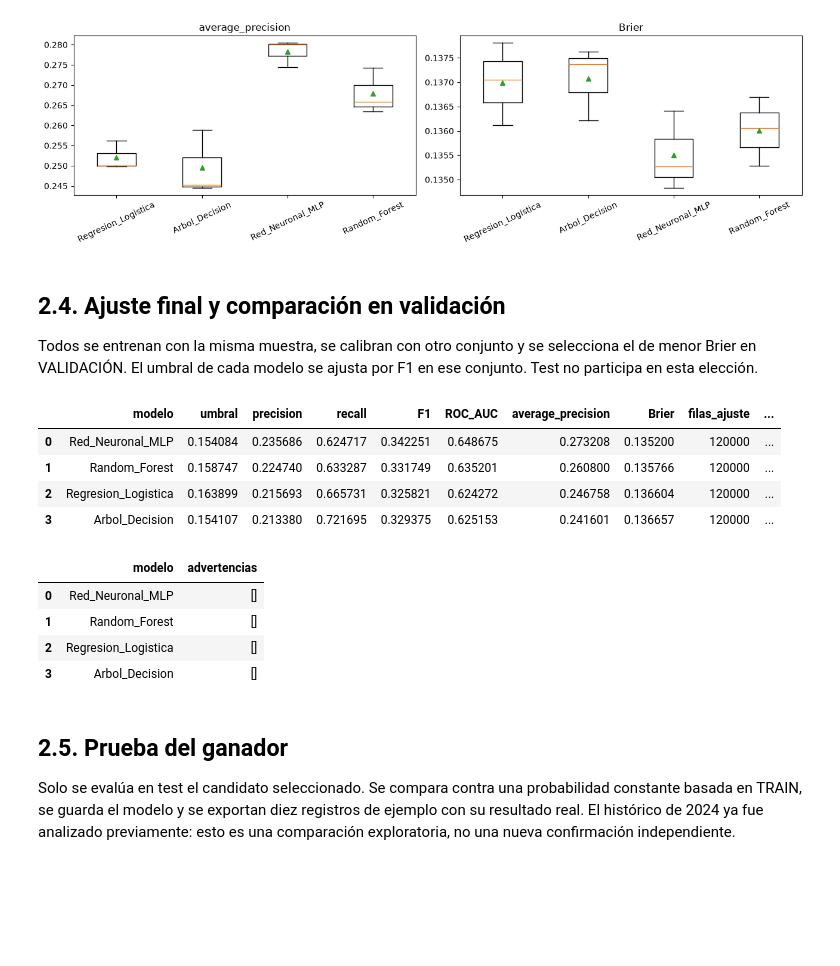
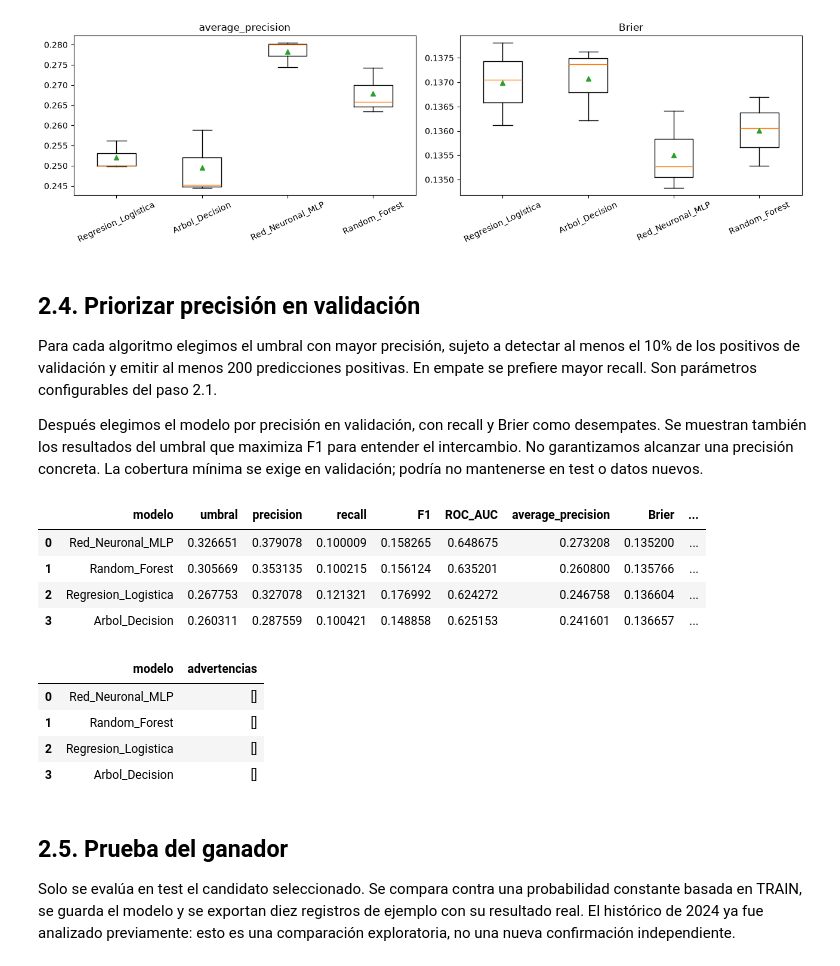
Before and after one commit to Der-Jsonth/ML-SmartBids, a Jupyter notebook: V0.2/02_Comparacion_de_Modelos.ipynb, the cells around one changed output. Drawn from its saved outputs; the diff is of its cells as text; code cells hidden in the pictures; blank space fills up the shorter version.

```diff
--- a/V0.2/02_Comparacion_de_Modelos.ipynb
+++ b/V0.2/02_Comparacion_de_Modelos.ipynb
@@ -154,12 +182,15 @@ def separar_limpio(y, grupos):
 import hashlib
 MAX_FILAS_TRAIN = 120_000
 REENTRENAR = False
+RECALL_MINIMO = 0.10
+MIN_ALERTAS_VALIDACION = 200
 X, y, grupos, auditoria = preparar_limpio(FUENTE)
 partes = separar_limpio(y, grupos)
 with FUENTE.open("rb") as f:
     huella = hashlib.file_digest(f, "sha256").hexdigest()
 config = {"dataset": huella, "codigo": hashlib.sha256("".join("".join(c["source"]) for c in json.loads((BASE/"02_Comparacion_de_Modelos.ipynb").read_text(encoding="utf-8"))["cells"] if c["cell_type"] == "code").encode("utf-8")).hexdigest(),
-          "max_filas_train": MAX_FILAS_TRAIN}
+          "max_filas_train": MAX_FILAS_TRAIN, "objetivo": "precision",
+          "recall_minimo": RECALL_MINIMO, "min_alertas": MIN_ALERTAS_VALIDACION}
 control = SALIDA / "configuracion.json"
 necesarios = ["modelo_dataset_limpio.joblib", "cv.json", "validacion.json", "probabilidades_test.npy", "prueba_registros.csv"]
 hay = all((SALIDA / n).exists() for n in necesarios) and control.exists()
@@ -167,6 +198,16 @@ EJECUTAR = REENTRENAR or not hay or json.loads(control.read_text(encoding="utf-8
 display(pd.DataFrame({k: {"filas": len(v), "seleccionadas_pct": y.iloc[v].mean()*100}
                       for k,v in partes.items()}).T)
 print("Entrenar:", EJECUTAR)
+
+# Conservamos métricas de la política anterior para mostrar el intercambio,
+# sin utilizarlas para seleccionar el nuevo modelo o umbral.
+RUTA_ANTERIOR = SALIDA / "modelo_dataset_limpio.joblib"
+REFERENCIA_ANTERIOR = None
+if RUTA_ANTERIOR.exists():
+    informe_previo = joblib.load(RUTA_ANTERIOR)["informe"]
+    REFERENCIA_ANTERIOR = informe_previo.get("referencia_anterior")
+    if REFERENCIA_ANTERIOR is None and informe_previo.get("objetivo") != "precision":
+        REFERENCIA_ANTERIOR = {"modelo": informe_previo["modelo"], "test": informe_previo["test"]}
 # %% [output]
 |  | filas | seleccionadas_pct |
 | train | 1158990.0 | 17.017403 |
@@ -267,36 +308,51 @@ plt.show()
 # %% [output]
 [figure]
 # %% [markdown]
-## 2.4. Ajuste final y comparación en validación
-Todos se entrenan con la misma muestra, se calibran con otro conjunto y se
-selecciona el de menor Brier en VALIDACIÓN. El umbral de cada modelo se ajusta
-por F1 en ese conjunto. Test no participa en esta elección.
+## 2.4. Priorizar precisión en validación
+
+Para cada algoritmo elegimos el umbral con mayor precisión, sujeto a detectar
+al menos el 10% de los positivos de validación y emitir al menos 200 predicciones
+positivas. En empate se prefiere mayor recall. Son parámetros configurables del paso 2.1.
+
+Después elegimos el modelo por precisión en validación, con recall y Brier como
+desempates. Se muestran también los resultados del umbral que maximiza F1 para
+entender el intercambio. No garantizamos alcanzar una precisión concreta.
+La cobertura mínima se exige en validación; podría no mantenerse en test o datos nuevos.
 # %%
-def validar_limpio(X, y, grupos, partes, limite=120_000):
+def validar_limpio(X, y, grupos, partes, limite=120_000,
+                   recall_minimo=0.10, min_alertas=200):
     entrenados, resultados = {}, []
     for nombre, modelo in catalogo(True).items():
         print(f"Ajuste final: {nombre}", flush=True)
         calibrado, detalle = ajustar_limpio(X, y, grupos, partes["train"], partes["calibracion"], modelo, limite)
         val = partes["validacion"]
         p = calibrado.predict_proba(X.iloc[val])[:, 1]
-        umbral = umbral_f1(y.iloc[val], p)
-        resultados.append({"modelo": nombre, "umbral": umbral, **metricas(y.iloc[val], p, umbral), **detalle})
+        # Elegimos ambos puntos de operación exclusivamente con VALIDACIÓN.
+        comparacion_f1 = metricas(y.iloc[val], p, umbral_f1(y.iloc[val], p))
+        opt = umbral_precision(y.iloc[val], p, recall_minimo, min_alertas)
+        umbral = opt["umbral"]
+        resultados.append({"modelo": nombre, "umbral": umbral,
+                           **metricas(y.iloc[val], p, umbral),
+                           "alertas_validacion": opt["alertas_validacion"],
+                           "precision_umbral_F1": comparacion_f1["precision"],
+                           "recall_umbral_F1": comparacion_f1["recall"], **detalle})
         entrenados[nombre] = calibrado
-    return entrenados, pd.DataFrame(resultados).sort_values("Brier").reset_index(drop=True)
+    return entrenados, pd.DataFrame(resultados).sort_values(
+        ["precision", "recall", "Brier"], ascending=[False, False, True]).reset_index(drop=True)
 # %%
 if EJECUTAR:
-    entrenados, tabla = validar_limpio(X, y, grupos, partes, MAX_FILAS_TRAIN)
+    entrenados, tabla = validar_limpio(X, y, grupos, partes, MAX_FILAS_TRAIN, RECALL_MINIMO, MIN_ALERTAS_VALIDACION)
     tabla.to_json(SALIDA / "validacion.json", orient="records", indent=2)
 else:
     tabla = pd.read_json(SALIDA / "validacion.json")
-display(tabla[["modelo", "umbral", *metricas_comparar, "filas_ajuste", "segundos"]])
+display(tabla[["modelo", "umbral", *metricas_comparar, "alertas_validacion", "precision_umbral_F1", "recall_umbral_F1", "filas_ajuste", "segundos"]])
 display(tabla[["modelo", "advertencias"]])
 # %% [output]
-|  | modelo | umbral | precision | recall | F1 | ROC_AUC | average_precision | Brier | filas_ajuste | ... |
-| 0 | Red_Neuronal_MLP | 0.154084 | 0.235686 | 0.624717 | 0.342251 | 0.648675 | 0.273208 | 0.135200 | 120000 | ... |
-| 1 | Random_Forest | 0.158747 | 0.224740 | 0.633287 | 0.331749 | 0.635201 | 0.260800 | 0.135766 | 120000 | ... |
-| 2 | Regresion_Logistica | 0.163899 | 0.215693 | 0.665731 | 0.325821 | 0.624272 | 0.246758 | 0.136604 | 120000 | ... |
-| 3 | Arbol_Decision | 0.154107 | 0.213380 | 0.721695 | 0.329375 | 0.625153 | 0.241601 | 0.136657 | 120000 | ... |
+|  | modelo | umbral | precision | recall | F1 | ROC_AUC | average_precision | Brier | ... |
+| 0 | Red_Neuronal_MLP | 0.326651 | 0.379078 | 0.100009 | 0.158265 | 0.648675 | 0.273208 | 0.135200 | ... |
+| 1 | Random_Forest | 0.305669 | 0.353135 | 0.100215 | 0.156124 | 0.635201 | 0.260800 | 0.135766 | ... |
+| 2 | Regresion_Logistica | 0.267753 | 0.327078 | 0.121321 | 0.176992 | 0.624272 | 0.246758 | 0.136604 | ... |
+| 3 | Arbol_Decision | 0.260311 | 0.287559 | 0.100421 | 0.148858 | 0.625153 | 0.241601 | 0.136657 | ... |
 |  | modelo | advertencias |
 | 0 | Red_Neuronal_MLP | [] |
 | 1 | Random_Forest | [] |
```
Also changed, not shown: parts of 9 cells of this notebook, 2 other files.
